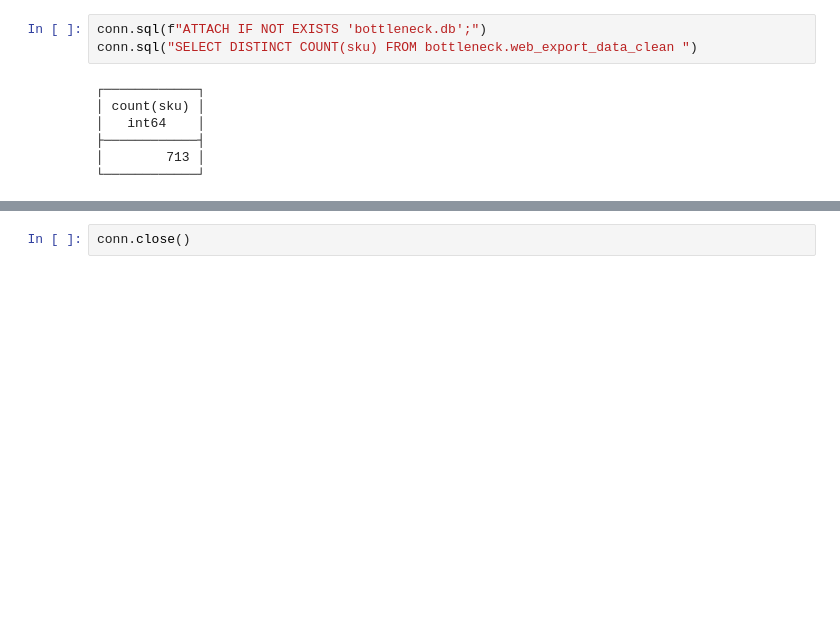
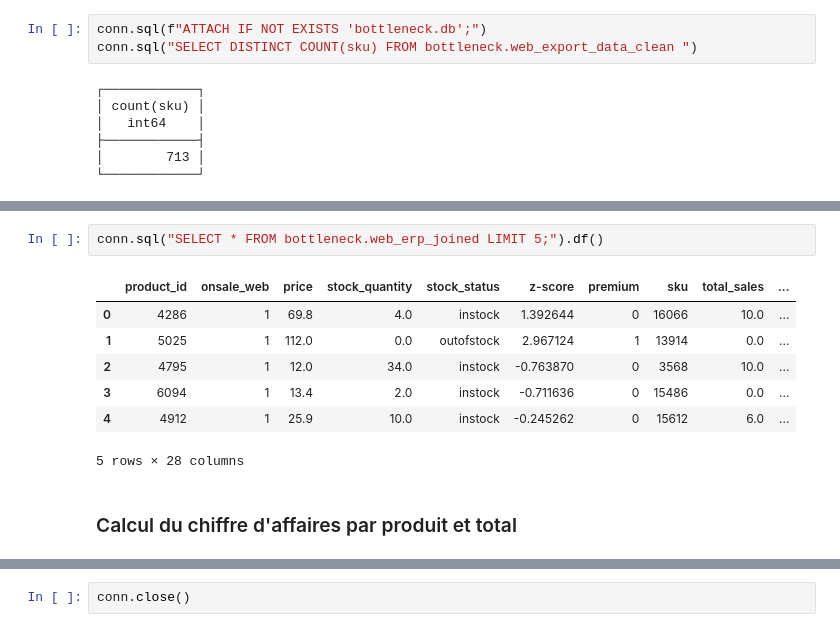
Before and after one commit to Sebules/Project_10_OpenClassrooms_Data_Engineer, a Jupyter notebook: notebook_projet_10.ipynb, the cells around one changed output, grey strips where cells are left out. Saved outputs shown, nothing was run; the diff lists cells and outputs as text; blank space fills up the shorter version.

```diff
--- a/notebook_projet_10.ipynb
+++ b/notebook_projet_10.ipynb
@@ -1045,0 +1109,12 @@ conn.sql("SHOW ALL TABLES;")
+# %%
+conn.sql("SELECT * FROM bottleneck.web_erp_joined LIMIT 5;").df()
+# %% [output]
+|  | product_id | onsale_web | price | stock_quantity | stock_status | z-score | premium | sku | total_sales | ... |
+| 0 | 4286 | 1 | 69.8 | 4.0 | instock | 1.392644 | 0 | 16066 | 10.0 | ... |
+| 1 | 5025 | 1 | 112.0 | 0.0 | outofstock | 2.967124 | 1 | 13914 | 0.0 | ... |
+| 2 | 4795 | 1 | 12.0 | 34.0 | instock | -0.763870 | 0 | 3568 | 10.0 | ... |
+| 3 | 6094 | 1 | 13.4 | 2.0 | instock | -0.711636 | 0 | 15486 | 0.0 | ... |
+| 4 | 4912 | 1 | 25.9 | 10.0 | instock | -0.245262 | 0 | 15612 | 6.0 | ... |
+5 rows × 28 columns
+# %% [markdown]
+### Calcul du chiffre d'affaires par produit et total
```
Also changed, not shown: parts of 29 cells of this notebook, 1 other file.
